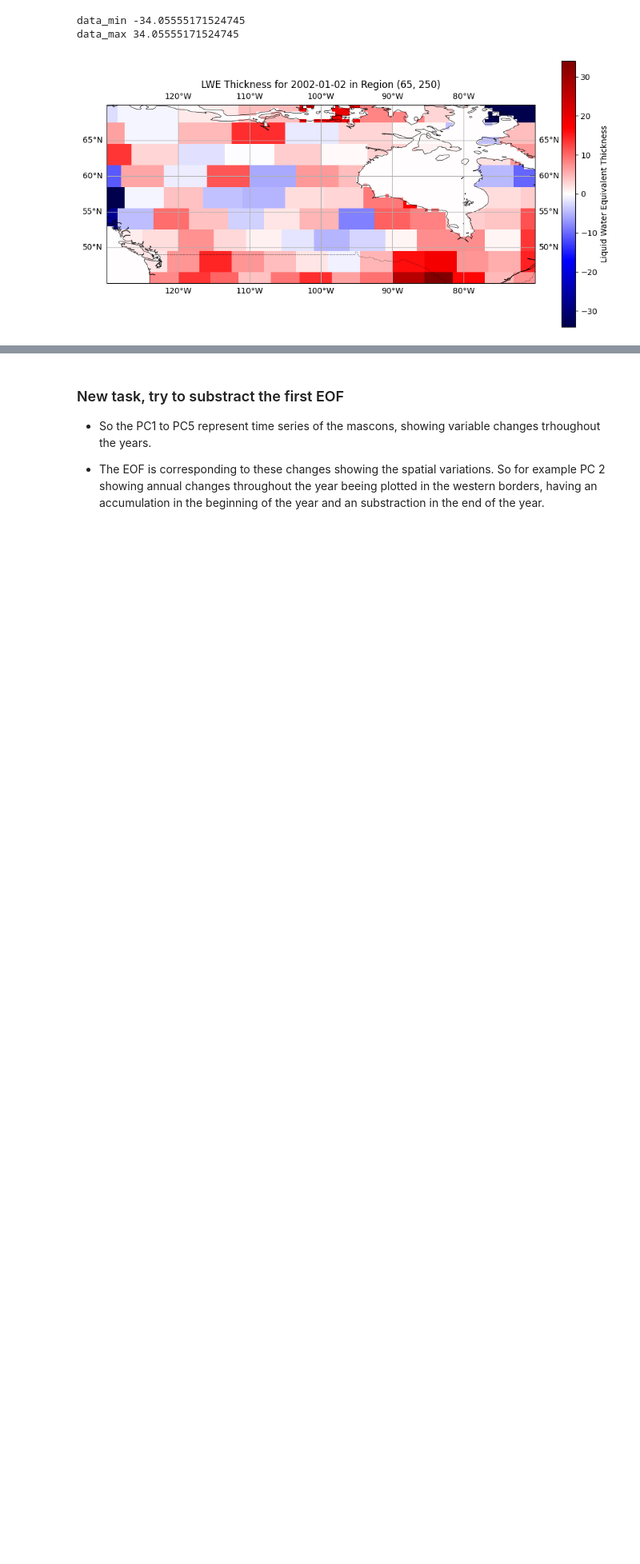
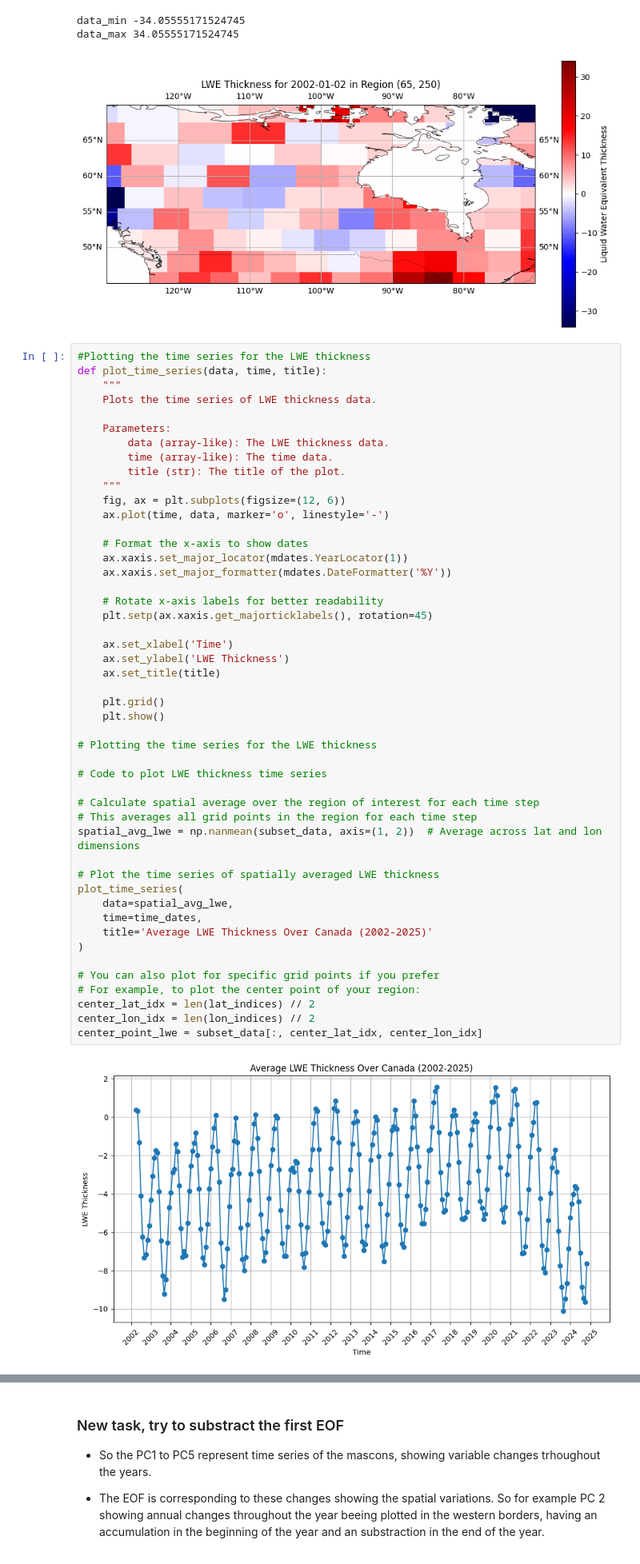
Before and after one commit to faehdy/Space_Data_Kernel, a Jupyter notebook: Grace/Project/src/LWE_PCA_preprocessed.ipynb, the cells around one changed output, grey strips where cells are left out. Shown at 80% size. Saved outputs shown, nothing was run; the diff lists cells and outputs as text; blank space fills up the shorter version.

```diff
--- a/Grace/Project/src/LWE_PCA_preprocessed.ipynb
+++ b/Grace/Project/src/LWE_PCA_preprocessed.ipynb
@@ -183,6 +183,56 @@ plt.show()
 data_min -34.05555171524745
 data_max 34.05555171524745
 [figure]
+# %%
+#Plotting the time series for the LWE thickness
+def plot_time_series(data, time, title):
+    """
+    Plots the time series of LWE thickness data.
+
+    Parameters:
+        data (array-like): The LWE thickness data.
+        time (array-like): The time data.
+        title (str): The title of the plot.
+    """
+    fig, ax = plt.subplots(figsize=(12, 6))
+    ax.plot(time, data, marker='o', linestyle='-')
+
+    # Format the x-axis to show dates
+    ax.xaxis.set_major_locator(mdates.YearLocator(1))
+    ax.xaxis.set_major_formatter(mdates.DateFormatter('%Y'))
+
+    # Rotate x-axis labels for better readability
+    plt.setp(ax.xaxis.get_majorticklabels(), rotation=45)
+
+    ax.set_xlabel('Time')
+    ax.set_ylabel('LWE Thickness')
+    ax.set_title(title)
+
+    plt.grid()
+    plt.show()
+
+# Plotting the time series for the LWE thickness
+
+# Code to plot LWE thickness time series
+
+# Calculate spatial average over the region of interest for each time step
+# This averages all grid points in the region for each time step
+spatial_avg_lwe = np.nanmean(subset_data, axis=(1, 2))  # Average across lat and lon dimensions
+
+# Plot the time series of spatially averaged LWE thickness
+plot_time_series(
+    data=spatial_avg_lwe,
+    time=time_dates,
+    title='Average LWE Thickness Over Canada (2002-2025)'
+)
+
+# You can also plot for specific grid points if you prefer
+# For example, to plot the center point of your region:
+center_lat_idx = len(lat_indices) // 2
+center_lon_idx = len(lon_indices) // 2
+center_point_lwe = subset_data[:, center_lat_idx, center_lon_idx]
+# %% [output]
+[figure, added]
 # %%
 # Define the region of interest
 center_lat = 60
```
Also changed, not shown: parts of 1 cell of this notebook, 1 other file.
